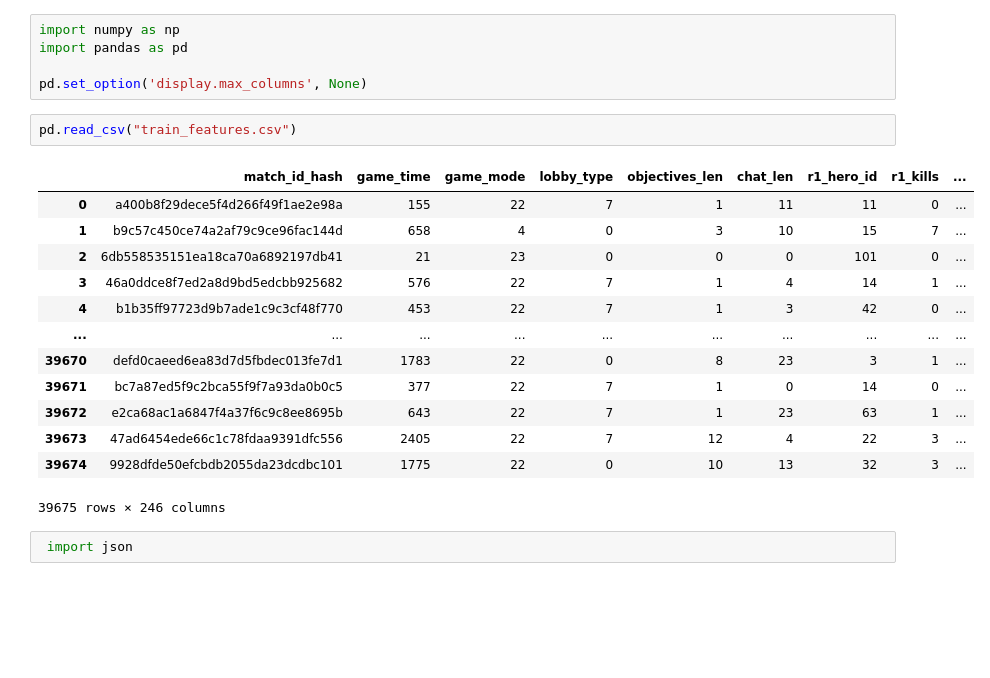
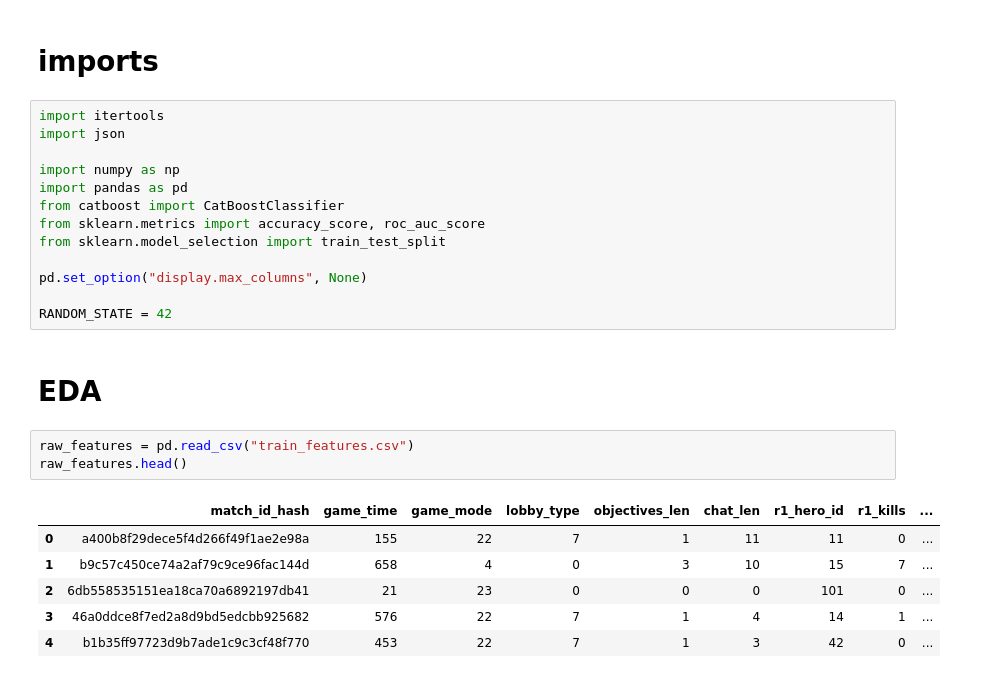
Before and after one commit to matevosovp/Dota-2-winner-prediction, a Jupyter notebook: Dota2winnerPrediction.ipynb, the cells around one changed output. Saved outputs shown, nothing was run; the diff lists cells and outputs as text; blank space fills up the shorter version.

```diff
--- a/Dota2winnerPrediction.ipynb
+++ b/Dota2winnerPrediction.ipynb
@@ -1,23 +1,27 @@
+# %% [markdown]
+# imports
 # %%
+import itertools
+import json
+
 import numpy as np
 import pandas as pd
+from catboost import CatBoostClassifier
+from sklearn.metrics import accuracy_score, roc_auc_score
+from sklearn.model_selection import train_test_split
 
-pd.set_option('display.max_columns', None)
+pd.set_option("display.max_columns", None)
+
+RANDOM_STATE = 42
+# %% [markdown]
+# EDA
 # %%
-pd.read_csv("train_features.csv")
+raw_features = pd.read_csv("train_features.csv")
+raw_features.head()
 # %% [output]
 |  | match_id_hash | game_time | game_mode | lobby_type | objectives_len | chat_len | r1_hero_id | r1_kills | ... |
 | 0 | a400b8f29dece5f4d266f49f1ae2e98a | 155 | 22 | 7 | 1 | 11 | 11 | 0 | ... |
 | 1 | b9c57c450ce74a2af79c9ce96fac144d | 658 | 4 | 0 | 3 | 10 | 15 | 7 | ... |
 | 2 | 6db558535151ea18ca70a6892197db41 | 21 | 23 | 0 | 0 | 0 | 101 | 0 | ... |
 | 3 | 46a0ddce8f7ed2a8d9bd5edcbb925682 | 576 | 22 | 7 | 1 | 4 | 14 | 1 | ... |
 | 4 | b1b35ff97723d9b7ade1c9c3cf48f770 | 453 | 22 | 7 | 1 | 3 | 42 | 0 | ... |
-| ... | ... | ... | ... | ... | ... | ... | ... | ... | ... |
-| 39670 | defd0caeed6ea83d7d5fbdec013fe7d1 | 1783 | 22 | 0 | 8 | 23 | 3 | 1 | ... |
-| 39671 | bc7a87ed5f9c2bca55f9f7a93da0b0c5 | 377 | 22 | 7 | 1 | 0 | 14 | 0 | ... |
-| 39672 | e2ca68ac1a6847f4a37f6c9c8ee8695b | 643 | 22 | 7 | 1 | 23 | 63 | 1 | ... |
-| 39673 | 47ad6454ede66c1c78fdaa9391dfc556 | 2405 | 22 | 7 | 12 | 4 | 22 | 3 | ... |
-| 39674 | 9928dfde50efcbdb2055da23dcdbc101 | 1775 | 22 | 0 | 10 | 13 | 32 | 3 | ... |
-39675 rows × 246 columns
-# %%
- import json
```
Also changed, not shown: parts of 21 cells of this notebook.
